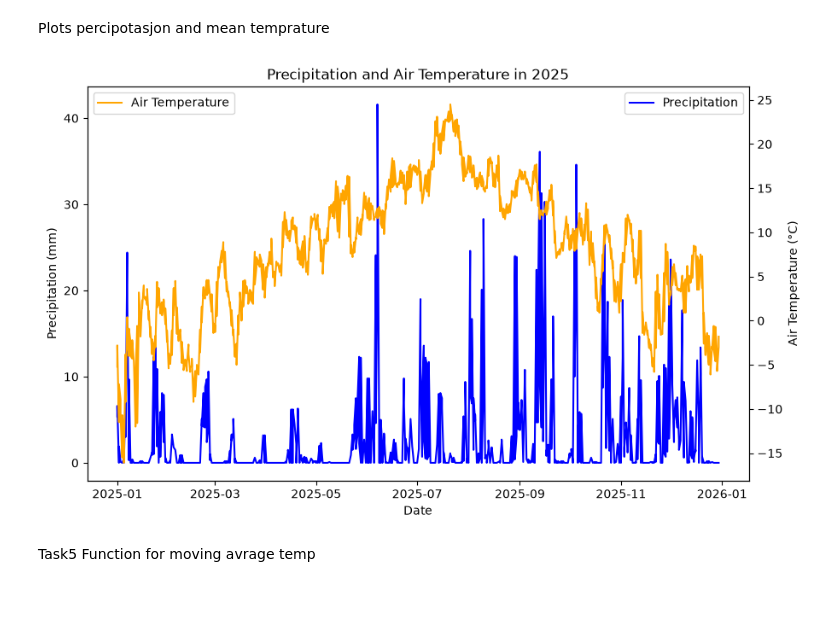
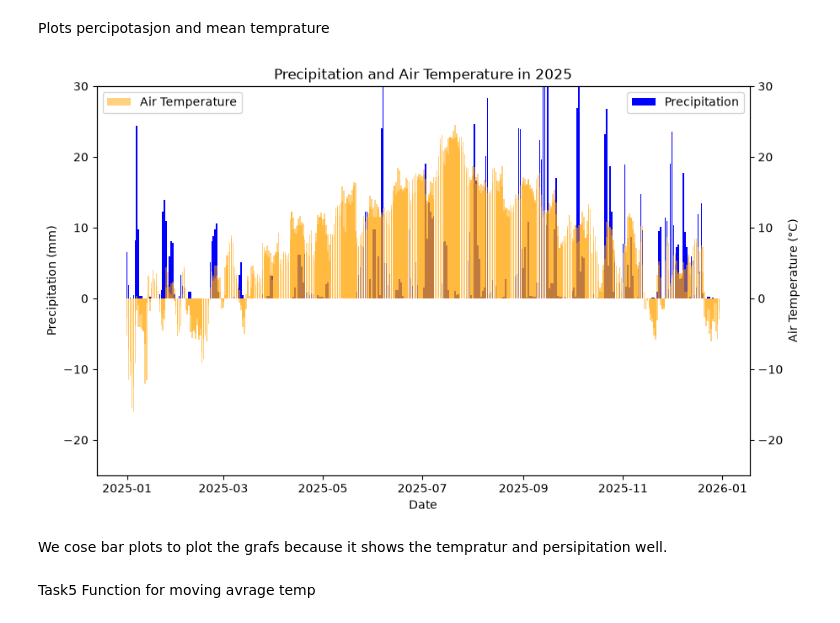
Before and after one commit to adriannv22/Inf201_deliverabal1, a Jupyter notebook: inf201_deliverabel_1.ipynb, the cells around one changed output. Cells and saved outputs as stored; diff of their text form; code cells hidden in the pictures.

```diff
--- a/inf201_deliverabel_1.ipynb
+++ b/inf201_deliverabel_1.ipynb
@@ -141,21 +141,25 @@ Plots percipotasjon and mean temprature
 # %%
 #Plot the precipitation and air temperature data for 2025 using matplotlib library.
 fig, ax = plt.subplots(figsize=(10, 6))
 
-ax.plot(precipitation_df['referenceTime'], precipitation_df['value'], label='Precipitation', color='blue')
+ax.bar(precipitation_df['referenceTime'], precipitation_df['value'], label='Precipitation', color='blue')
 ax.set_ylabel('Precipitation (mm)')
 ax.set_xlabel('Date')
 ax.legend(loc='upper right')
+ax.set_ylim(-25, 30)
 
 ax=ax.twinx()
-ax.plot(temp_df['referenceTime'], temp_df['value'], label='Air Temperature', color='orange')
+ax.bar(temp_df['referenceTime'], temp_df['value'], label='Air Temperature', color='orange', alpha=0.5)
 ax.set_ylabel('Air Temperature (°C)')
 ax.set_title('Precipitation and Air Temperature in 2025')
 ax.legend(loc='upper left')
+ax.set_ylim(-25, 30)
 
 plt.show()
 # %% [output]
-[figure, old version]
+[figure, new version]
+# %% [markdown]
+We cose bar plots to plot the grafs because it shows the tempratur and persipitation well.
 # %% [markdown]
 Task5 Function for moving avrage temp
 # %%
```
